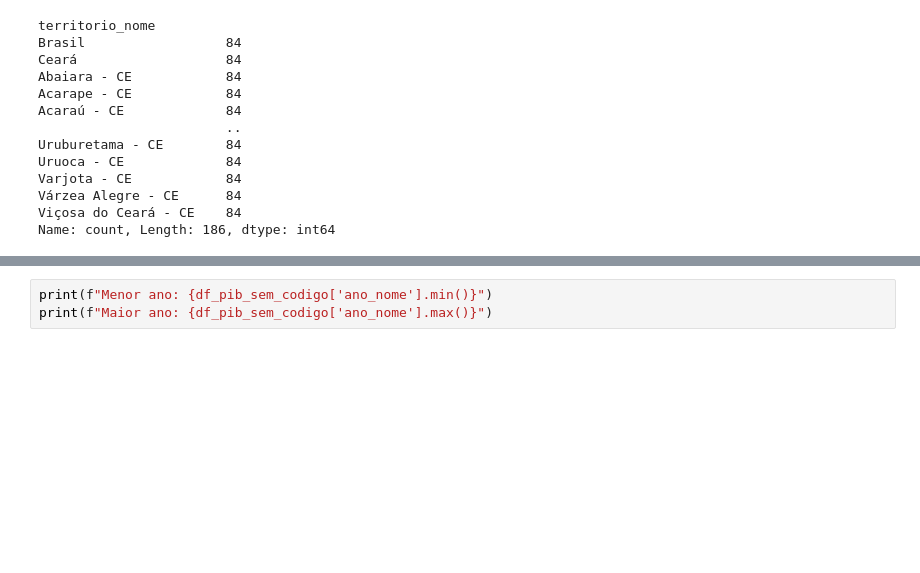
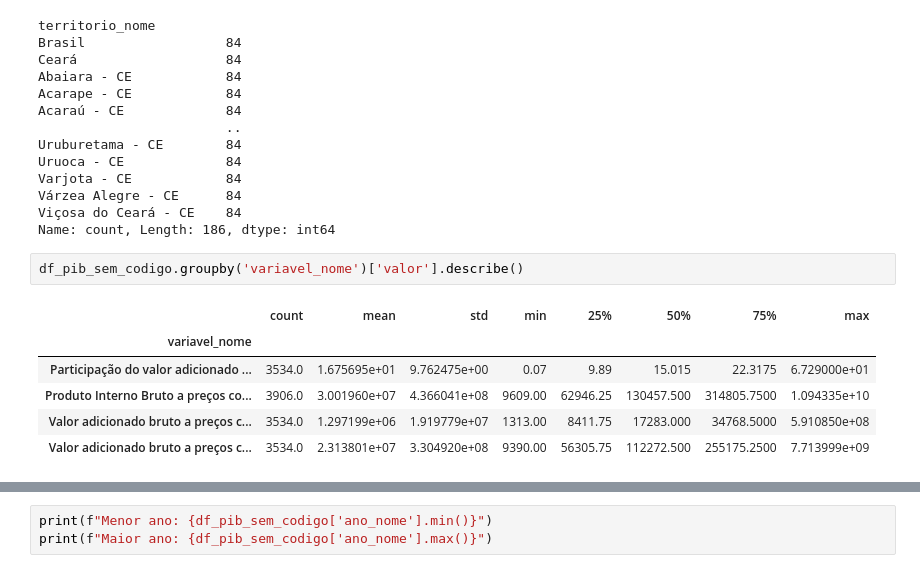
Before and after one commit to andradebyte/projeto-ciencia-de-dados-unifor, a Jupyter notebook: notebooks/analise_exploratoria_pib.ipynb, the cells around one changed output, grey strips where cells are left out. Saved outputs shown, nothing was run; the diff lists cells and outputs as text; blank space fills up the shorter version.

```diff
--- a/notebooks/analise_exploratoria_pib.ipynb
+++ b/notebooks/analise_exploratoria_pib.ipynb
@@ -54,3 +54,12 @@ Varjota - CE            84
 Várzea Alegre - CE      84
 Viçosa do Ceará - CE    84
 Name: count, Length: 186, dtype: int64
+# %%
+df_pib_sem_codigo.groupby('variavel_nome')['valor'].describe()
+# %% [output]
+|  | count | mean | std | min | 25% | 50% | 75% | max |
+| variavel_nome |  |  |  |  |  |  |  |  |
+| Participação do valor adicionado ... | 3534.0 | 1.675695e+01 | 9.762475e+00 | 0.07 | 9.89 | 15.015 | 22.3175 | 6.729000e+01 |
+| Produto Interno Bruto a preços co... | 3906.0 | 3.001960e+07 | 4.366041e+08 | 9609.00 | 62946.25 | 130457.500 | 314805.7500 | 1.094335e+10 |
+| Valor adicionado bruto a preços c... | 3534.0 | 1.297199e+06 | 1.919779e+07 | 1313.00 | 8411.75 | 17283.000 | 34768.5000 | 5.910850e+08 |
+| Valor adicionado bruto a preços c... | 3534.0 | 2.313801e+07 | 3.304920e+08 | 9390.00 | 56305.75 | 112272.500 | 255175.2500 | 7.713999e+09 |
```
Also changed, not shown: parts of 6 cells of this notebook.
